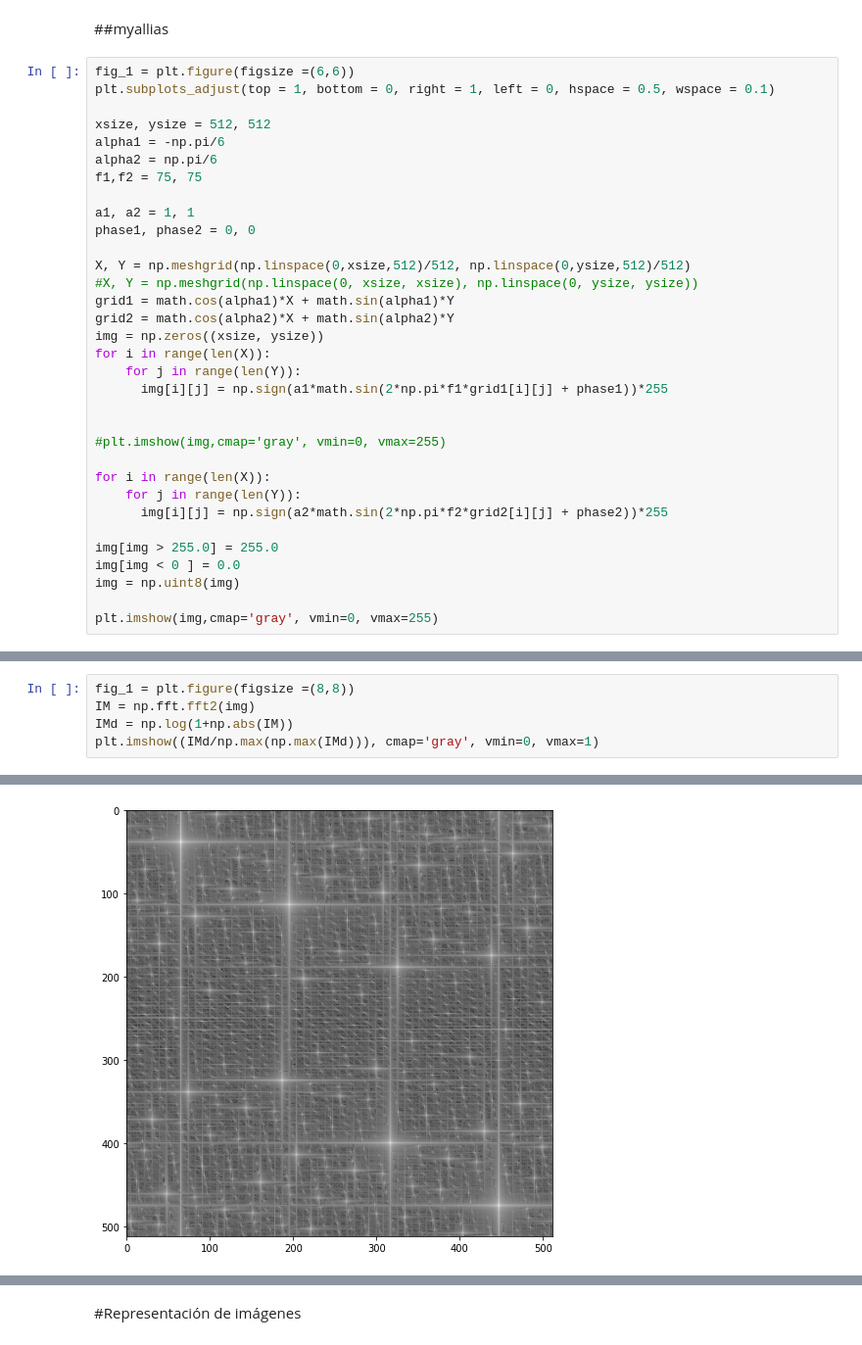
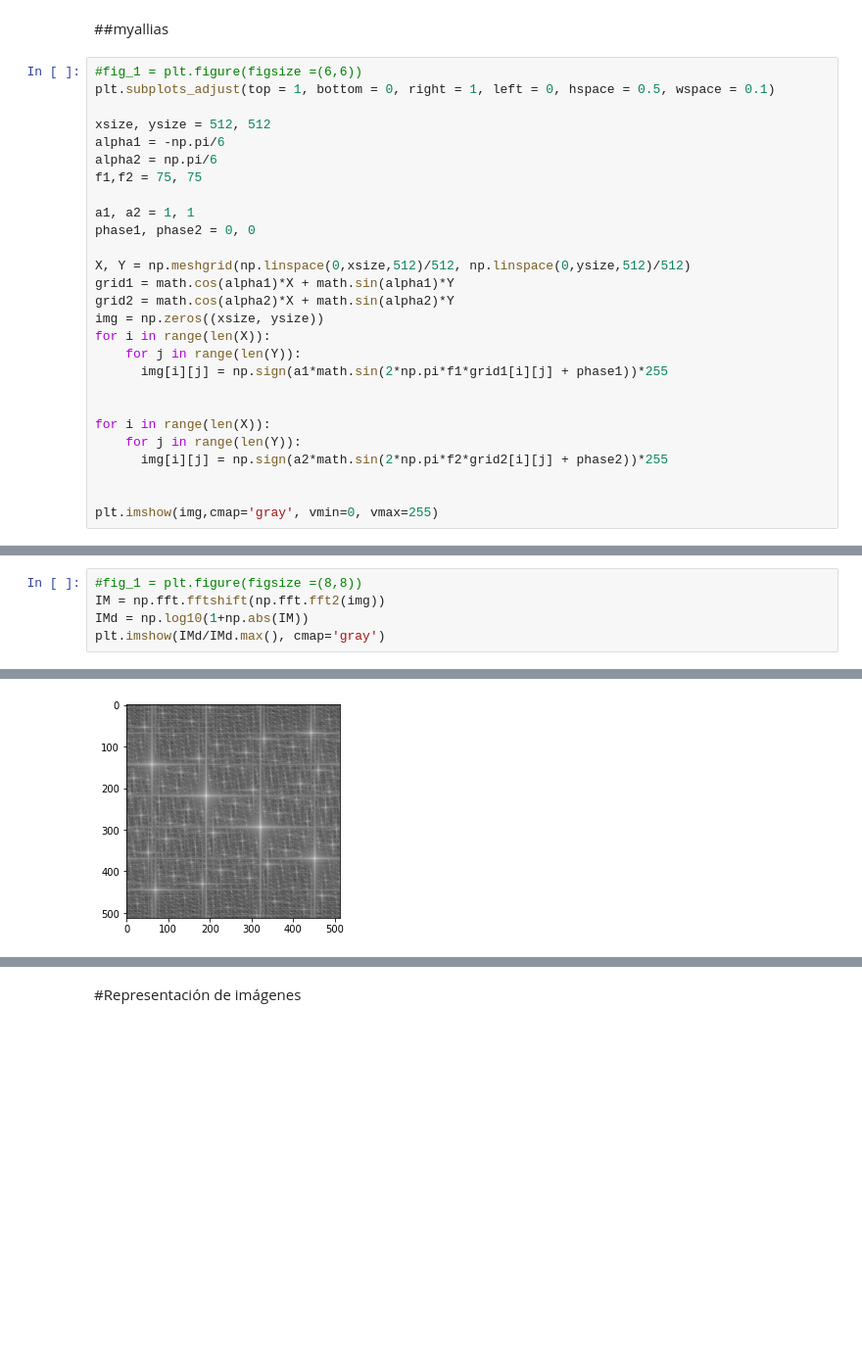
Before and after one commit to LuFernandez/imagaynes, a Jupyter notebook: analisis_scripts/rep_imagenes.ipynb, the cells around one changed output, grey strips where cells are left out. Shown at 98% size. Drawn from its saved outputs; the diff is of its cells as text; blank space fills up the shorter version.

```diff
--- a/analisis_scripts/rep_imagenes.ipynb
+++ b/analisis_scripts/rep_imagenes.ipynb
@@ -200,7 +200,7 @@ plt.imshow(barbs_u, cmap='gray', vmin=0, vmax=255)
 # %% [markdown]
 ##myallias
 # %%
-fig_1 = plt.figure(figsize =(6,6))
+#fig_1 = plt.figure(figsize =(6,6))
 plt.subplots_adjust(top = 1, bottom = 0, right = 1, left = 0, hspace = 0.5, wspace = 0.1)
 
 xsize, ysize = 512, 512
@@ -212,7 +212,6 @@ a1, a2 = 1, 1
 phase1, phase2 = 0, 0
 
 X, Y = np.meshgrid(np.linspace(0,xsize,512)/512, np.linspace(0,ysize,512)/512)
-#X, Y = np.meshgrid(np.linspace(0, xsize, xsize), np.linspace(0, ysize, ysize))
 grid1 = math.cos(alpha1)*X + math.sin(alpha1)*Y
 grid2 = math.cos(alpha2)*X + math.sin(alpha2)*Y
 img = np.zeros((xsize, ysize))
@@ -221,15 +220,10 @@ for i in range(len(X)):
       img[i][j] = np.sign(a1*math.sin(2*np.pi*f1*grid1[i][j] + phase1))*255
 
 
-#plt.imshow(img,cmap='gray', vmin=0, vmax=255)
-
 for i in range(len(X)):
     for j in range(len(Y)):
       img[i][j] = np.sign(a2*math.sin(2*np.pi*f2*grid2[i][j] + phase2))*255
 
-img[img > 255.0] = 255.0
-img[img < 0 ] = 0.0
-img = np.uint8(img)
 
 plt.imshow(img,cmap='gray', vmin=0, vmax=255)
 # %% [output]
@@ -238,8 +234,8 @@ plt.imshow(img,cmap='gray', vmin=0, vmax=255)
 # %%
-fig_1 = plt.figure(figsize =(8,8))
-IM = np.fft.fft2(img)
-IMd = np.log(1+np.abs(IM))
-plt.imshow((IMd/np.max(np.max(IMd))), cmap='gray', vmin=0, vmax=1)
+#fig_1 = plt.figure(figsize =(8,8))
+IM = np.fft.fftshift(np.fft.fft2(img))
+IMd = np.log10(1+np.abs(IM))
+plt.imshow(IMd/IMd.max(), cmap='gray')
 # %% [output]
 <matplotlib.image.AxesImage at 0x...>
-[figure, old version]
+[figure, new version]
```
Also changed, not shown: parts of 4 cells of this notebook.
